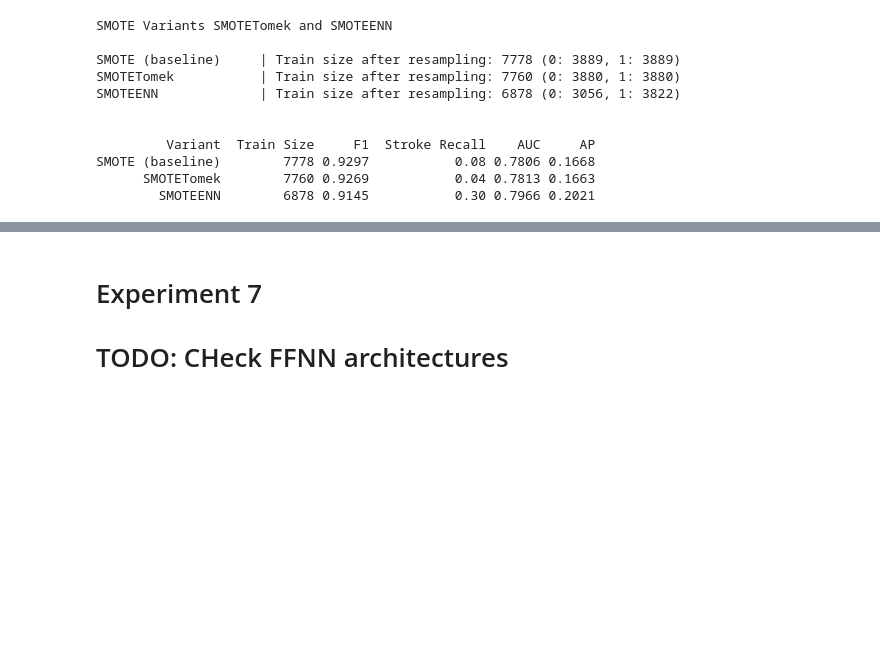
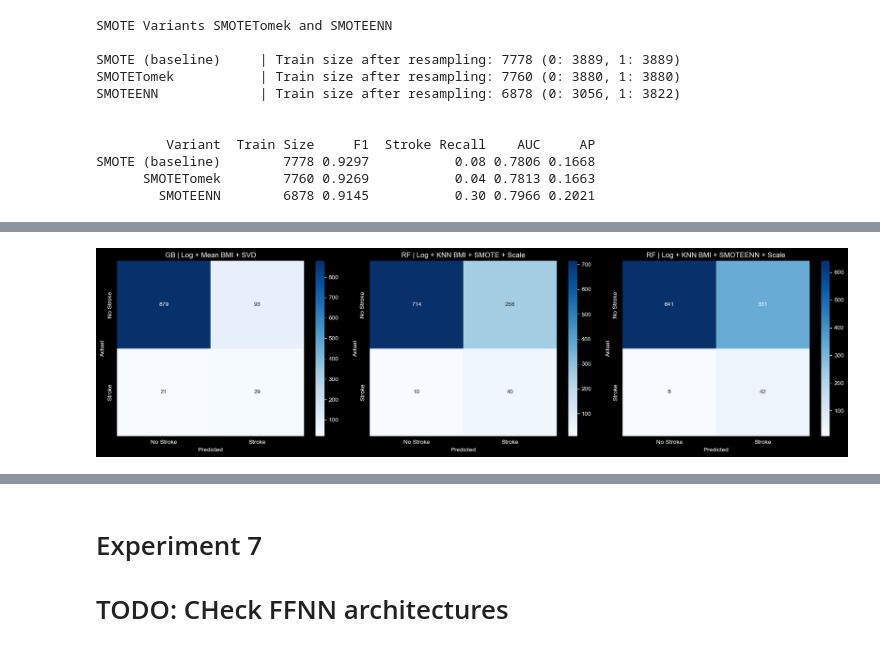
Before and after one commit to stefanosPanteli/EPL448_Team1_StrokePrediction, a Jupyter notebook: project.ipynb, the cells around one changed output, grey strips where cells are left out. Saved outputs shown, nothing was run; the diff lists cells and outputs as text; code cells hidden in the pictures; blank space fills up the shorter version.

```diff
--- a/project.ipynb
+++ b/project.ipynb
@@ -2808,0 +2954,85 @@ explains why aggressive threshold tuning is needed to achieve high stroke recall
+# %%
+# ── Updated Side-by-Side: GB, RF SMOTE, RF SMOTEENN ──────────
+nicely_print('Side-by-Side Comparison', 'GB + RF SMOTE + RF SMOTEENN at threshold = 0.1')
+
+updated_comparison_results = []
+updated_comparison_cm_results = {}
+updated_comparison_report_results = {}
+updated_comparison_roc_results = {}
+
+selected_pipelines = {
+    'GB | Log + Mean BMI + SVD'             : best_pipelines['gb_log_mean_svd'],
+    'RF | Log + KNN BMI + SMOTE + Scale'    : best_pipelines['rf_log_knn_sm_sc'],
+    'RF | Log + KNN BMI + SMOTEENN + Scale' : best_smoteenn_pipe,
+}
+
+threshold = 0.1
+
+for pipe_name, pipe in selected_pipelines.items():
+    y_proba = pipe.predict_proba(X_test_orig)[:, 1]
+    y_pred  = (y_proba >= threshold).astype(int)
+
+    fpr, tpr, _ = roc_curve(y_test_orig, y_proba)
+    auc          = roc_auc_score(y_test_orig, y_proba)
+
+    updated_comparison_results.append({
+        'Pipeline'        : pipe_name,
+        'Threshold'       : threshold,
+        'Predicted'       : int((y_pred == 1).sum()),
+        'Accuracy'        : round(accuracy_score(y_test_orig, y_pred), 4),
+        'Precision'       : round(precision_score(y_test_orig, y_pred, average='weighted', zero_division=0), 4),
+        'Recall'          : round(recall_score(y_test_orig, y_pred, average='weighted', zero_division=0), 4),
+        'F1'              : round(f1_score(y_test_orig, y_pred, average='weighted', zero_division=0), 4),
+        'Stroke Precision': round(precision_score(y_test_orig, y_pred, pos_label=1, average='binary', zero_division=0), 4),
+        'Stroke Recall'   : round(recall_score(y_test_orig, y_pred, pos_label=1, average='binary', zero_division=0), 4),
+        'Stroke F1'       : round(f1_score(y_test_orig, y_pred, pos_label=1, average='binary', zero_division=0), 4),
+        'AUC'             : round(auc, 4),
+    })
+
+    updated_comparison_cm_results[pipe_name]     = confusion_matrix(y_test_orig, y_pred)
+    updated_comparison_report_results[pipe_name] = classification_report(y_test_orig, y_pred, digits=4, zero_division=0)
+    updated_comparison_roc_results[pipe_name]    = (fpr, tpr, auc)
+
+# Summary table
+updated_comparison_df = pd.DataFrame(updated_comparison_results).sort_values('Stroke Recall', ascending=False)
+print('\nSide-by-side summary\n')
+print(updated_comparison_df.to_string(index=False))
+
+# Confusion matrices
+plot_confusion_matrices_and_reports(
+    updated_comparison_cm_results,
+    updated_comparison_report_results,
+    labels=['No Stroke', 'Stroke'],
+    ncols=3
+)
+
+# ROC curves
+ROC_curve(updated_comparison_roc_results)
+
+# ── Updated Final Confusion Matrices ─────────────────────────
+nicely_print('Final Confusion Matrices', 'Best 3 models at threshold=0.1')
+
+final_cm_results = {
+    'RF | SMOTEENN + Scale'  : updated_comparison_cm_results['RF | Log + KNN BMI + SMOTEENN + Scale'],
+    'GB | Log + Mean BMI + SVD': updated_comparison_cm_results['GB | Log + Mean BMI + SVD'],
+    'Weighted Voting (GB 60% + RF 40%)': voting_cm_results['Weighted Voting (0.6)'],
+}
+final_report_results = {
+    'RF | SMOTEENN + Scale'    : updated_comparison_report_results['RF | Log + KNN BMI + SMOTEENN + Scale'],
+    'GB | Log + Mean BMI + SVD': updated_comparison_report_results['GB | Log + Mean BMI + SVD'],
+    'Weighted Voting (GB 60% + RF 40%)': voting_report_results['Weighted Voting (0.6)'],
+}
+final_roc_results = {
+    'RF | SMOTEENN + Scale'    : updated_comparison_roc_results['RF | Log + KNN BMI + SMOTEENN + Scale'],
+    'GB | Log + Mean BMI + SVD': updated_comparison_roc_results['GB | Log + Mean BMI + SVD'],
+    'Weighted Voting (GB 60% + RF 40%)': voting_roc_results['Weighted Voting (0.6)'],
+}
+
+plot_confusion_matrices_and_reports(
+    final_cm_results,
+    final_report_results,
+    labels=['No Stroke', 'Stroke'],
+    ncols=3
+)
+ROC_curve(final_roc_results)
+# %% [output]
@@ -2808,0 +3048 @@ explains why aggressive threshold tuning is needed to achieve high stroke recall
+[figure, added]
```
Also changed, not shown: parts of 35 cells of this notebook.
